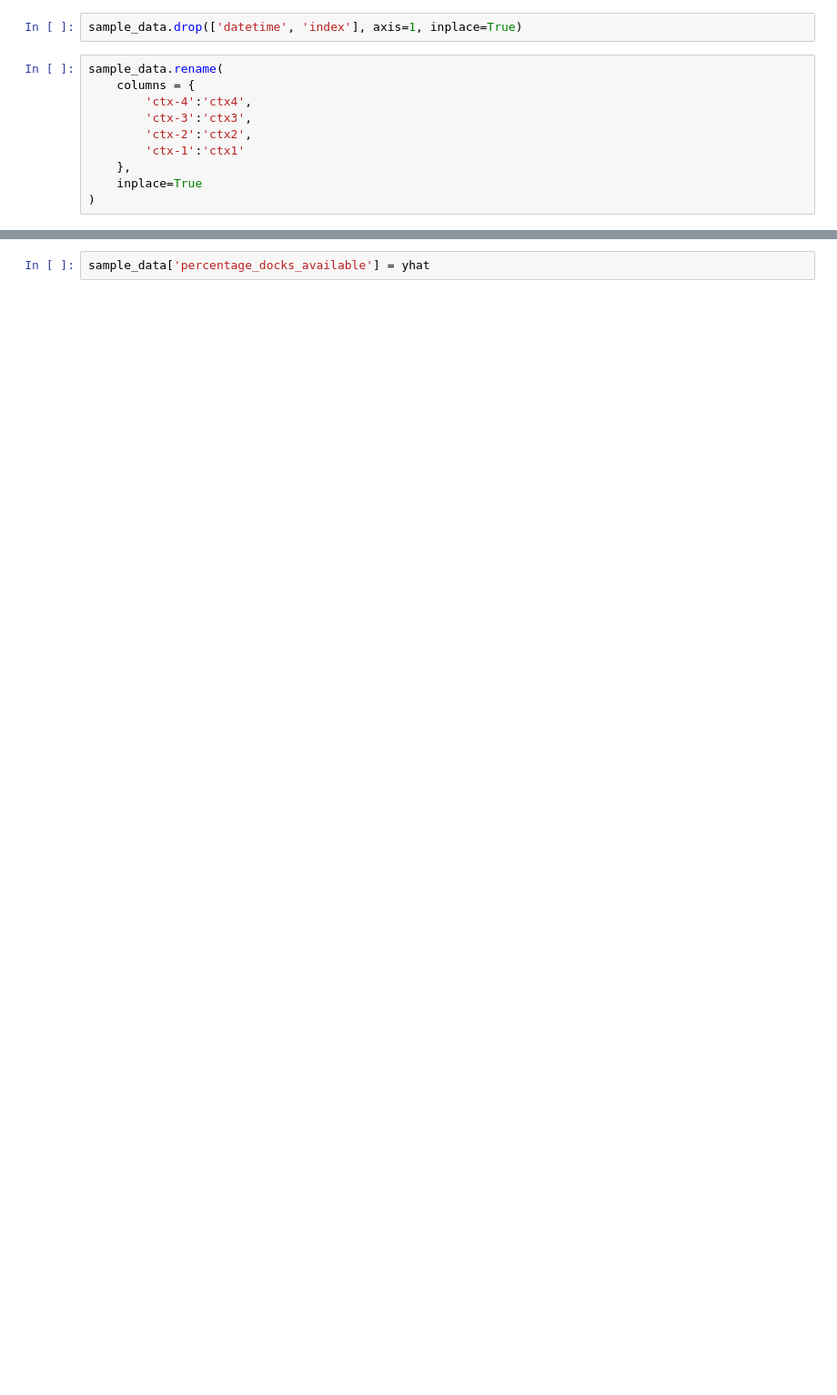
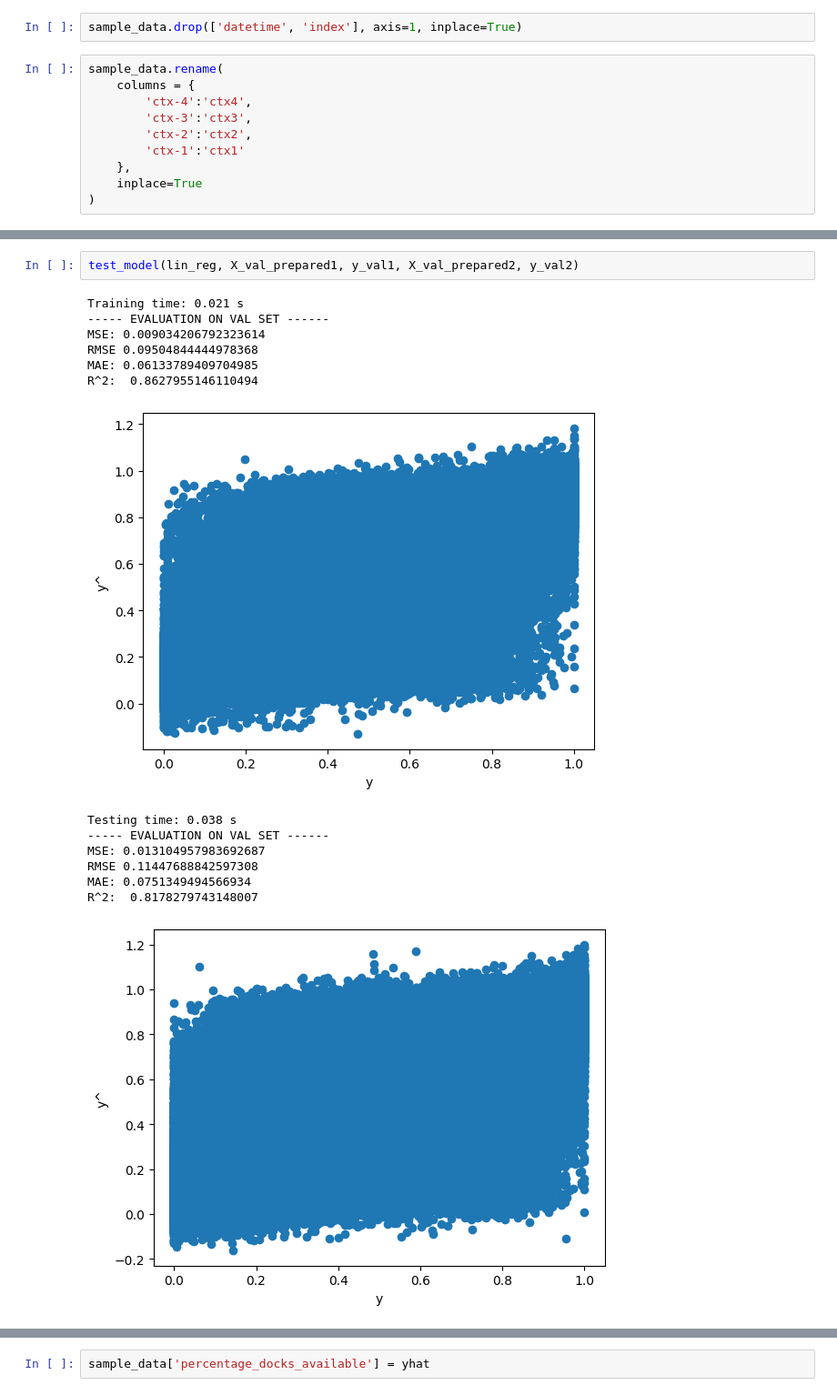
Before and after one commit to or1ol/CaptstoneProject, a Jupyter notebook: dades_complet_v1-6-PreProcessing.ipynb, the cells around one changed output, grey strips where cells are left out. Shown at 91% size. Saved outputs shown, nothing was run; the diff lists cells and outputs as text; blank space fills up the shorter version.

```diff
--- a/dades_complet_v1-6-PreProcessing.ipynb
+++ b/dades_complet_v1-6-PreProcessing.ipynb
@@ -1101,0 +1255,17 @@ test_model(lin_reg, x_train_prepared, y_train, x_val_prepared, y_val)
+# %%
+test_model(lin_reg, X_val_prepared1, y_val1, X_val_prepared2, y_val2)
+# %% [output]
+Training time: 0.021 s
+----- EVALUATION ON VAL SET ------
+MSE: 0.009034206792323614
+RMSE 0.09504844444978368
+MAE: 0.06133789409704985
+R^2:  0.8627955146110494
+[figure, added]
+Testing time: 0.038 s
+----- EVALUATION ON VAL SET ------
+MSE: 0.013104957983692687
+RMSE 0.11447688842597308
+MAE: 0.0751349494566934
+R^2:  0.8178279743148007
+[figure, added]
```
Also changed, not shown: parts of 98 cells of this notebook, 22 other files.
